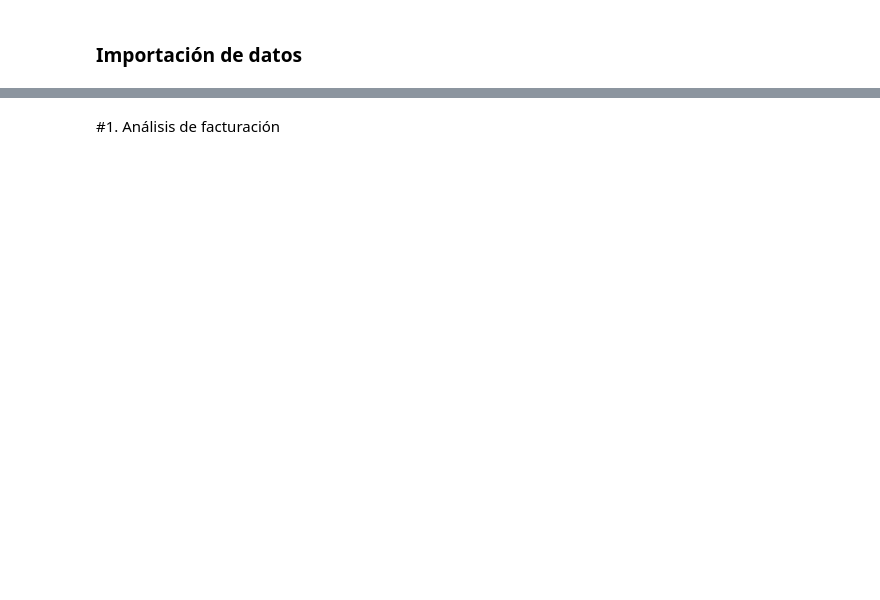
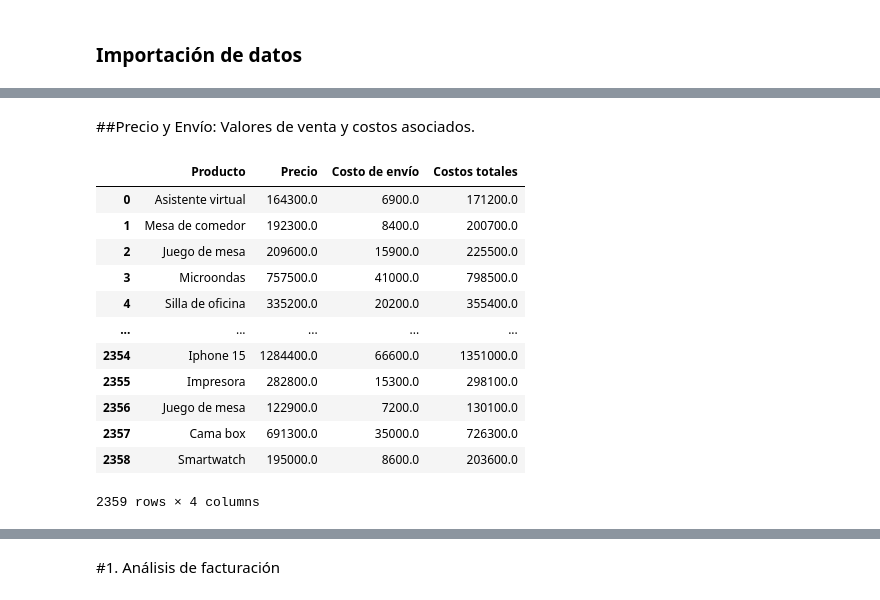
Before and after one commit to Yaaxek/Alura_Store, a Jupyter notebook: AluraStoreLatam.ipynb, the cells around one changed output, grey strips where cells are left out. Drawn from its saved outputs; the diff is of its cells as text; code cells hidden in the pictures; blank space fills up the shorter version.

```diff
--- a/AluraStoreLatam.ipynb
+++ b/AluraStoreLatam.ipynb
@@ -25,0 +71,19 @@ tienda.head()
+# %% [markdown]
+##Precio y Envío: Valores de venta y costos asociados.
+# %%
+costos_asociados=tienda['Costos totales'] = tienda['Costo de envío'] + tienda['Precio']
+tienda[['Producto','Precio','Costo de envío','Costos totales']]
+# %% [output]
+|  | Producto | Precio | Costo de envío | Costos totales |
+| 0 | Asistente virtual | 164300.0 | 6900.0 | 171200.0 |
+| 1 | Mesa de comedor | 192300.0 | 8400.0 | 200700.0 |
+| 2 | Juego de mesa | 209600.0 | 15900.0 | 225500.0 |
+| 3 | Microondas | 757500.0 | 41000.0 | 798500.0 |
+| 4 | Silla de oficina | 335200.0 | 20200.0 | 355400.0 |
+| ... | ... | ... | ... | ... |
+| 2354 | Iphone 15 | 1284400.0 | 66600.0 | 1351000.0 |
+| 2355 | Impresora | 282800.0 | 15300.0 | 298100.0 |
+| 2356 | Juego de mesa | 122900.0 | 7200.0 | 130100.0 |
+| 2357 | Cama box | 691300.0 | 35000.0 | 726300.0 |
+| 2358 | Smartwatch | 195000.0 | 8600.0 | 203600.0 |
+2359 rows × 4 columns
```
Also changed, not shown: parts of 18 cells of this notebook.
